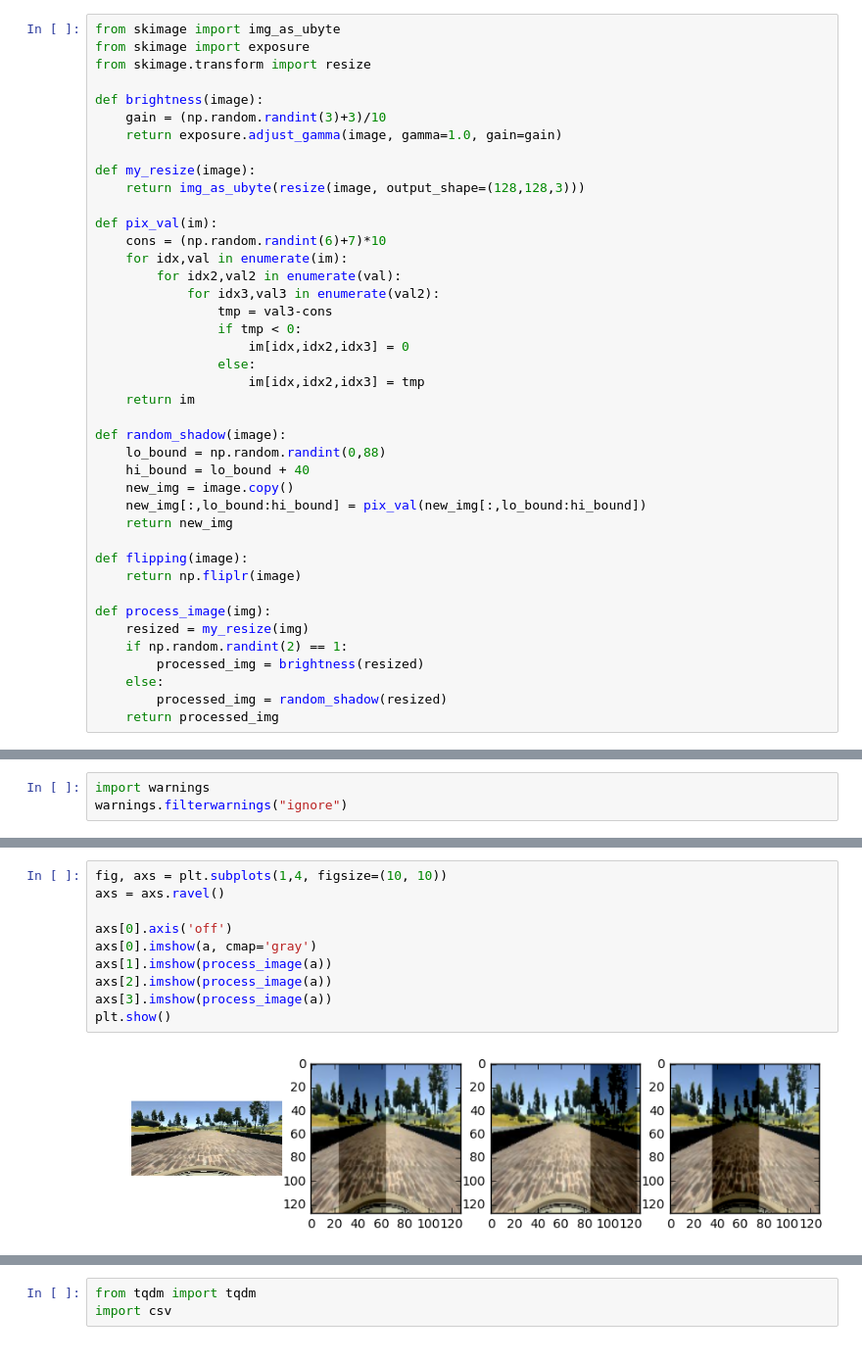
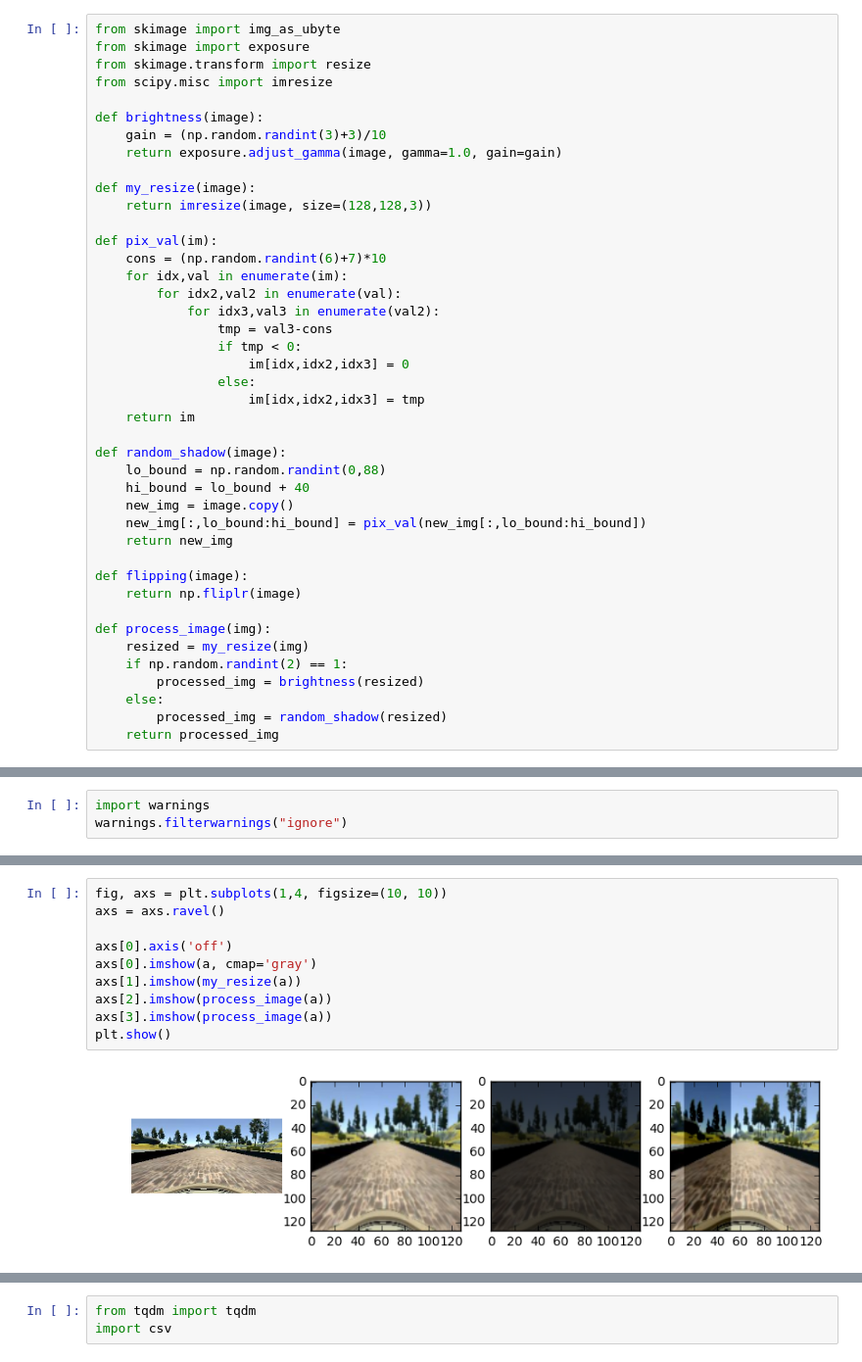
Before and after one commit to robroooh/CarND-Behavioral-Cloning-P3, a Jupyter notebook: behavioral_cloning.ipynb, the cells around one changed output, grey strips where cells are left out. Shown at 98% size. Drawn from its saved outputs; the diff is of its cells as text.

```diff
--- a/behavioral_cloning.ipynb
+++ b/behavioral_cloning.ipynb
@@ -34,13 +34,14 @@ for data augmentation
 from skimage import img_as_ubyte
 from skimage import exposure
 from skimage.transform import resize
+from scipy.misc import imresize
 
 def brightness(image):
     gain = (np.random.randint(3)+3)/10
     return exposure.adjust_gamma(image, gamma=1.0, gain=gain)
 
 def my_resize(image):
-    return img_as_ubyte(resize(image, output_shape=(128,128,3)))
+    return imresize(image, size=(128,128,3))
 
 def pix_val(im):
     cons = (np.random.randint(6)+7)*10
@@ -84,12 +87,12 @@ warnings.filterwarnings("ignore")
 # %%
 fig, axs = plt.subplots(1,4, figsize=(10, 10))
 axs = axs.ravel()
 
 axs[0].axis('off')
 axs[0].imshow(a, cmap='gray')
-axs[1].imshow(process_image(a))
+axs[1].imshow(my_resize(a))
 axs[2].imshow(process_image(a))
 axs[3].imshow(process_image(a))
 plt.show()
 # %% [output]
-[figure, old version]
+[figure, new version]
```
Also changed, not shown: parts of 6 cells of this notebook.
